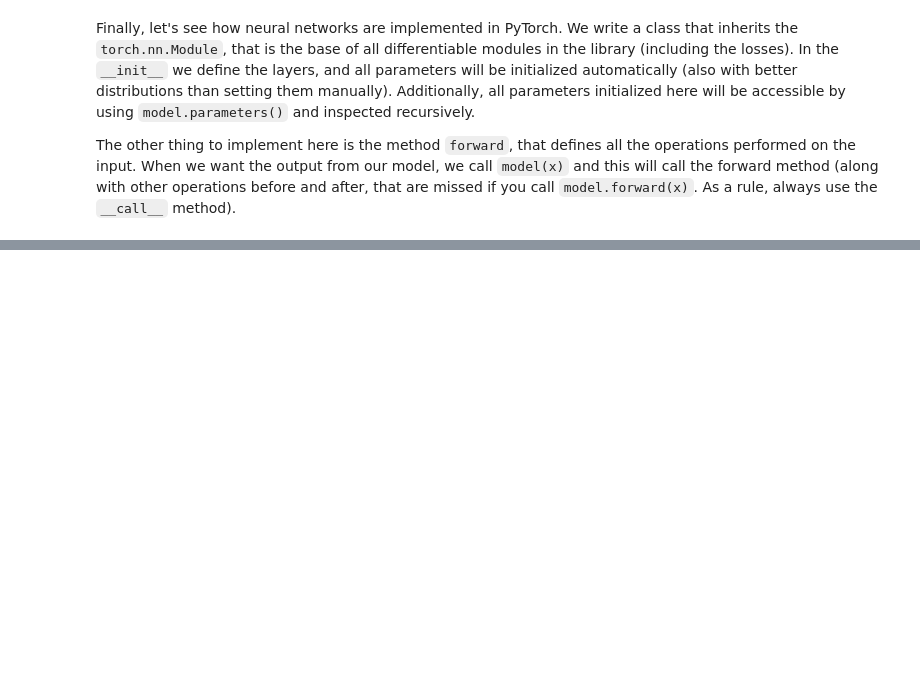
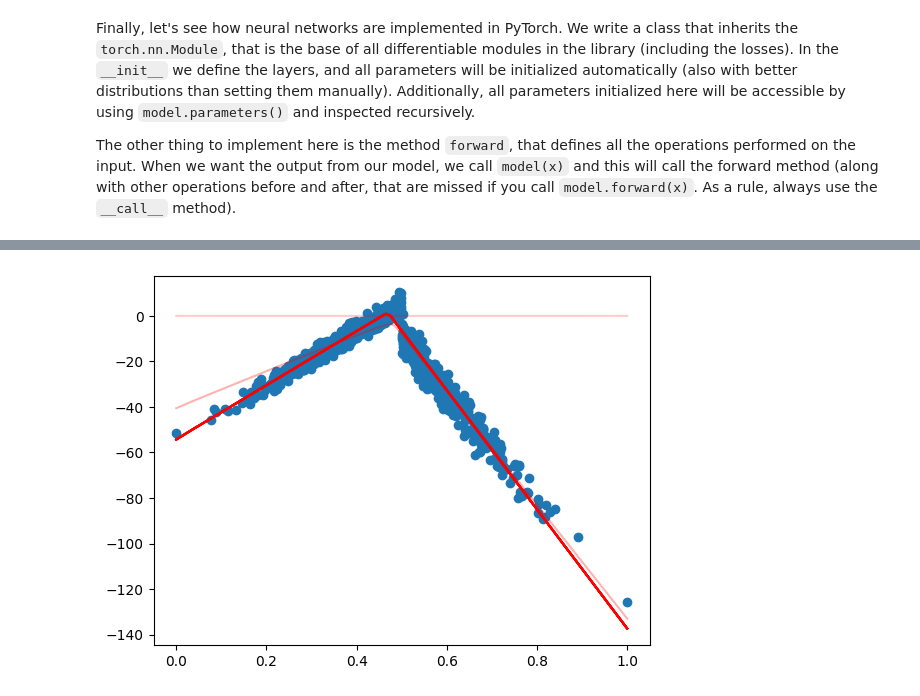
Before and after one commit to battistabiggio/ai4dev, a Jupyter notebook: notebooks/AI4Dev_04_dnns.ipynb, the cells around one changed output, grey strips where cells are left out. Saved outputs shown, nothing was run; the diff lists cells and outputs as text; code cells hidden in the pictures; blank space fills up the shorter version.

```diff
--- a/notebooks/AI4Dev_04_dnns.ipynb
+++ b/notebooks/AI4Dev_04_dnns.ipynb
@@ -651,0 +658,10 @@ Epoch 900, Loss 14.353358
+# %%
+dnn_3 = NeuralNetwork()
+
+device = "cuda" if torch.cuda.is_available() else "cpu"
+dnn_3.to(device)
+samples, labels = samples.to(device), labels.to(device)
+
+training_loop_module(1000, 1e-2, dnn_3, samples, y_new)
+plot_module(dnn_3)
+# %% [output]
@@ -651,0 +678 @@ Epoch 900, Loss 14.353358
+[figure, added]
```
Also changed, not shown: parts of 10 cells of this notebook, 2 other files.
